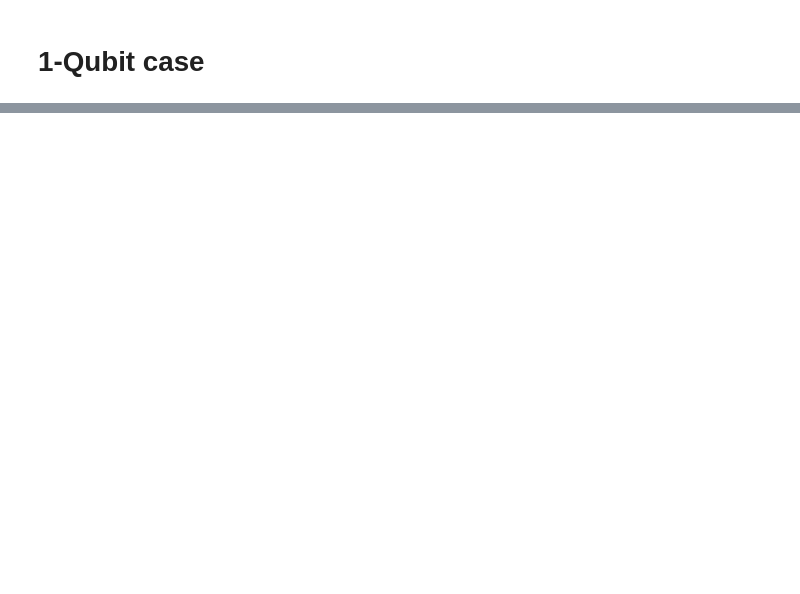
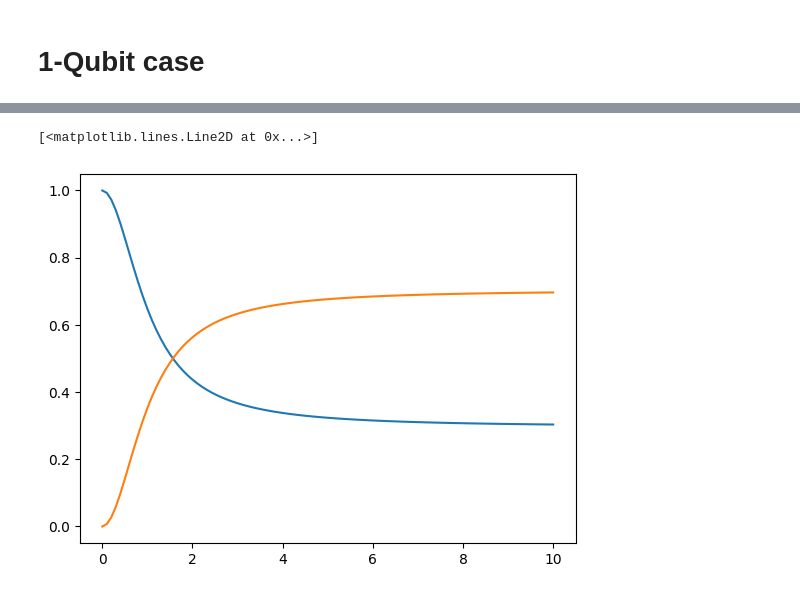
Before and after one commit to OsQarM/lsz_spectroscopy, a Jupyter notebook: LSZ_experimental.ipynb, the cells around one changed output, grey strips where cells are left out. Cells and saved outputs as stored; diff of their text form; code cells hidden in the pictures; blank space fills up the shorter version.

Commit message:
Added time evolution and first test

```diff
--- a/LSZ_experimental.ipynb
+++ b/LSZ_experimental.ipynb
@@ -108,0 +149,2 @@ plt.plot(t_list, egvals)
+# %%
+result = test_lsz.time_evolution(n_steps)
@@ -108,0 +157,29 @@ plt.plot(t_list, egvals)
+# %%
+epsilon = 1
+
+total_time = 1
+wait_time = 0.99
+
+max_s = 1
+
+n_steps = 1001
+
+alpha_list = np.linspace(0.001, 10, 101)
+pc_list = []
+pe_list = []
+
+for alpha in alpha_list:
+    experiment =LSZ_experiment(alpha, epsilon, total_time, wait_time, max_s)
+
+    result = experiment.time_evolution(n_steps)
+
+    pc, pe = experiment.LZ_transition(result)
+
+    pc_list.append(np.real(pc))
+    pe_list.append(np.real(pe))
+# %%
+plt.plot(alpha_list, pc_list)
+plt.plot(alpha_list, pe_list)
+# %% [output]
+[<matplotlib.lines.Line2D at 0x...>]
+[figure, added]
```
Also changed, not shown: parts of 6 cells of this notebook.
